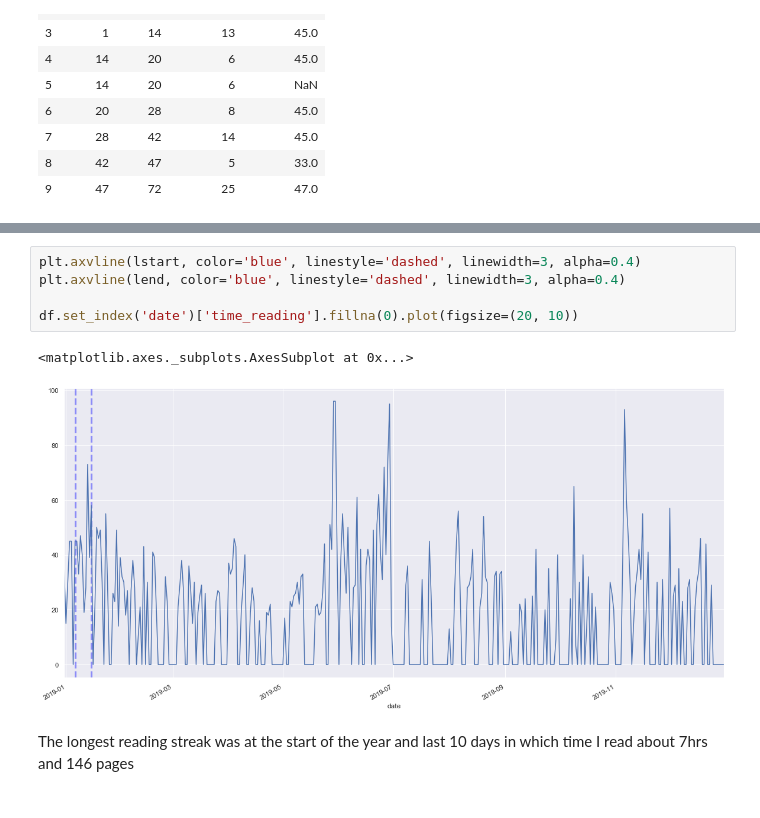
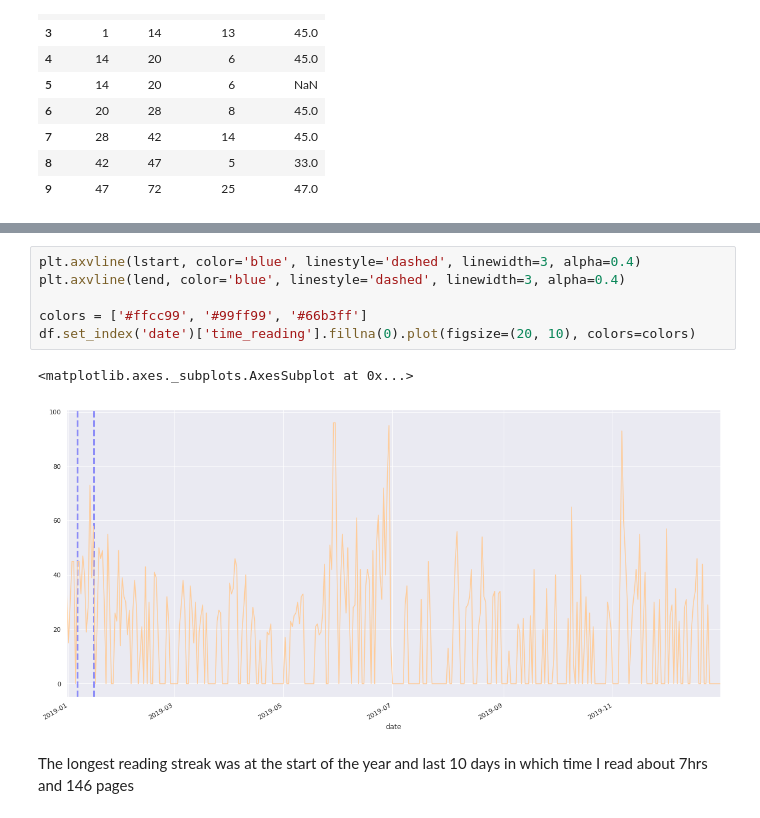
Before and after one commit to ksooklall/medium, a Jupyter notebook: Reading_and_Data_Science.ipynb, the cells around one changed output, grey strips where cells are left out. Cells and saved outputs as stored; diff of their text form.

```diff
--- a/Reading_and_Data_Science.ipynb
+++ b/Reading_and_Data_Science.ipynb
@@ -207,11 +211,12 @@ Name: time_start, dtype: int32
 # %%
 plt.axvline(lstart, color='blue', linestyle='dashed', linewidth=3, alpha=0.4)
 plt.axvline(lend, color='blue', linestyle='dashed', linewidth=3, alpha=0.4)
 
-df.set_index('date')['time_reading'].fillna(0).plot(figsize=(20, 10))
+colors = ['#ffcc99', '#99ff99', '#66b3ff']
+df.set_index('date')['time_reading'].fillna(0).plot(figsize=(20, 10), colors=colors)
 # %% [output]
 <matplotlib.axes._subplots.AxesSubplot at 0x...>
-[figure, old version]
+[figure, new version]
 # %% [markdown]
 The longest reading streak was at the start of the year and last 10 days in which time I read about 7hrs and 146 pages
 # %%
```
Also changed, not shown: parts of 14 cells of this notebook, 1 other file.
